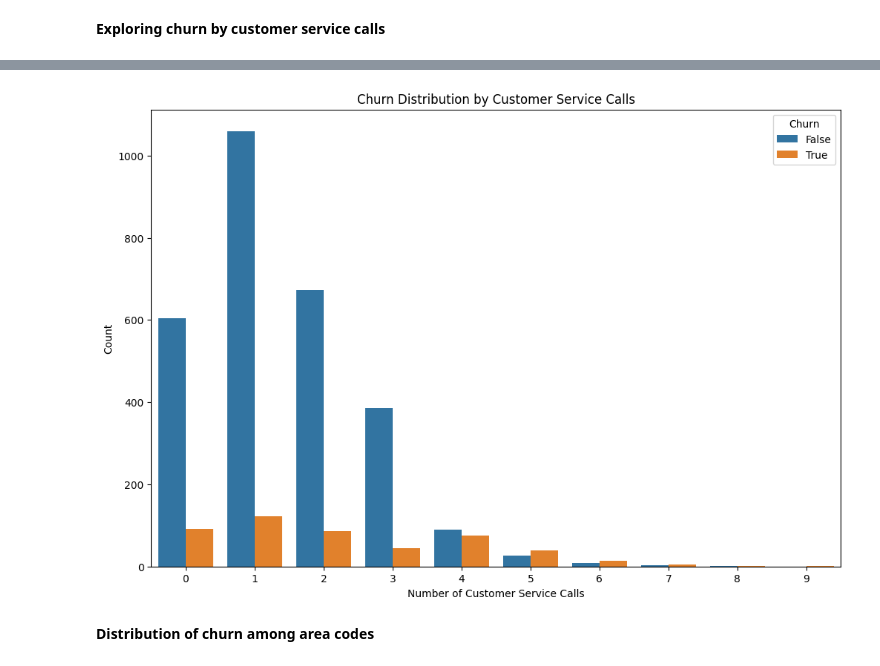
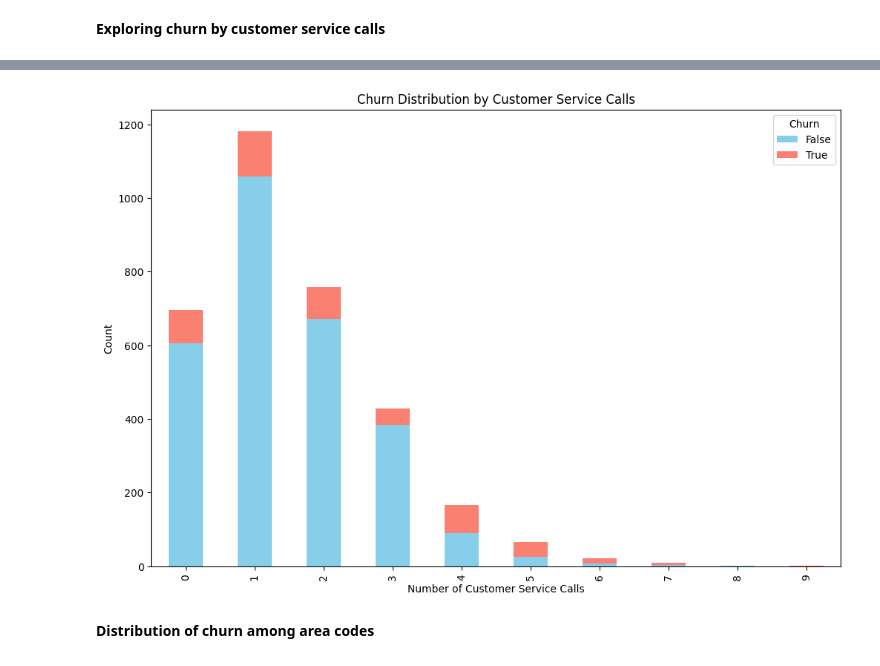
Before and after one commit to JoanwaMaina/Classification-Model, a Jupyter notebook: Customer_Churn_Predictor_Model.ipynb, the cells around one changed output, grey strips where cells are left out. Saved outputs shown, nothing was run; the diff lists cells and outputs as text; code cells hidden in the pictures.

```diff
--- a/Customer_Churn_Predictor_Model.ipynb
+++ b/Customer_Churn_Predictor_Model.ipynb
@@ -610,3 +622,9 @@ Churn rates are lower among customers with a voicemail plan than those without.
 This indicates that the voicemail plan is a feature that could be advocated for as a retention tool for customers.
 # %% [markdown]
 **Exploring churn by customer service calls**
+# %%
+# Create a cross-tabulation of customer_service_calls and churn
+churn_distribution = pd.crosstab(df['customer_service_calls'], df['churn'])
+
+# Display the cross-tabulation
+print(churn_distribution)
@@ -613,14 +653,16 @@ This indicates that the voicemail plan is a feature that could be advocated for
 # %%
-# Visualize churn vs customer service calls
-plt.figure(figsize=(12, 8))
-sns.countplot(x='customer_service_calls', hue='churn', data=df)
+churn_distribution.plot(kind='bar', stacked=True, figsize=(12, 8), color=['skyblue', 'salmon'])
+
+# Adding titles and labels
 plt.title('Churn Distribution by Customer Service Calls')
 plt.xlabel('Number of Customer Service Calls')
 plt.ylabel('Count')
 plt.legend(title='Churn', loc='upper right')
+
+# Display the plot
 plt.show()
 # %% [output]
-[figure, old version]
+[figure, new version]
 # %% [markdown]
 **Distribution of churn among area codes**
 # %%
```
Also changed, not shown: parts of 13 cells of this notebook.
